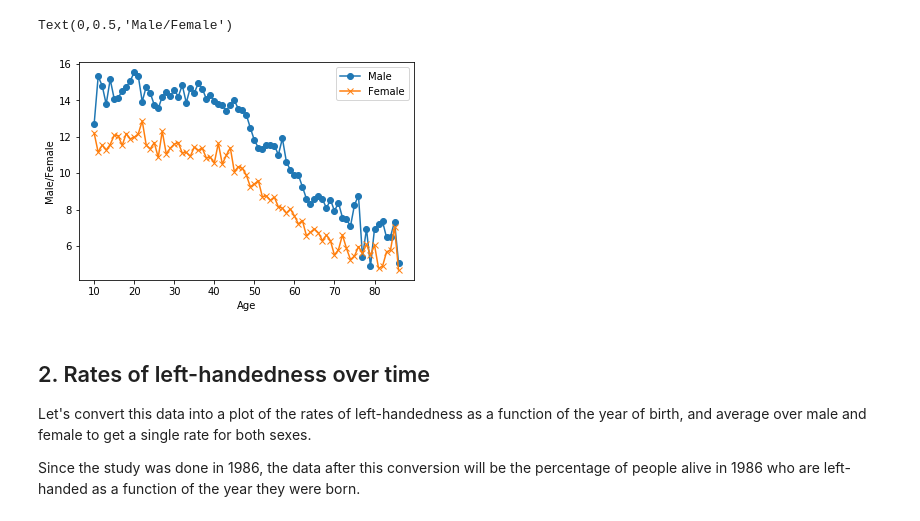
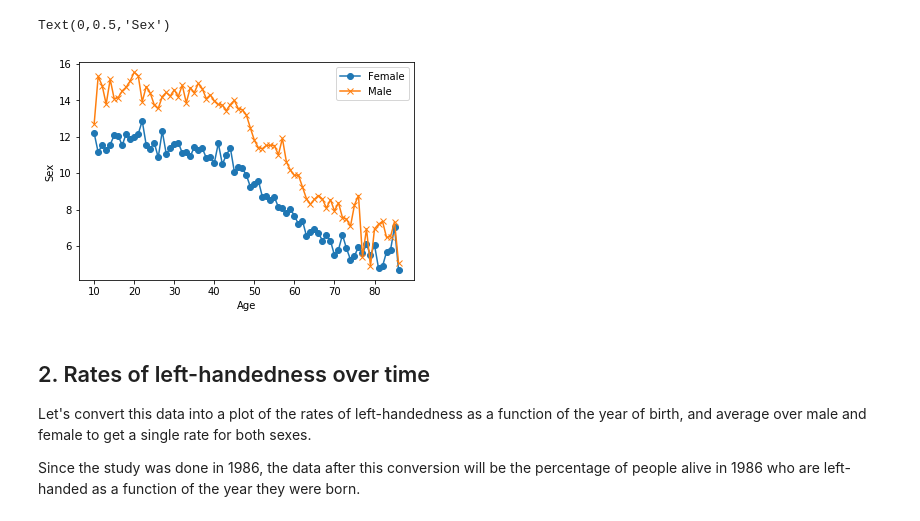
Before and after one commit to mayank1101/Data-Science-ML-Projects, a Jupyter notebook: DataCamp Projects/Do Left-handed People Really Die Young_/notebook.ipynb, the cells around one changed output. Drawn from its saved outputs; the diff is of its cells as text; code cells hidden in the pictures.

```diff
--- a/DataCamp Projects/Do Left-handed People Really Die Young_/notebook.ipynb
+++ b/DataCamp Projects/Do Left-handed People Really Die Young_/notebook.ipynb
@@ -8,25 +8,24 @@
 # %%
 # import libraries
 # ... YOUR CODE FOR TASK 1 ...
 import pandas as pd
 import matplotlib.pyplot as plt
 
 # load the data
 data_url_1 = "https://gist.githubusercontent.com/mbonsma/8da0990b71ba9a09f7de395574e54df1/raw/aec88b30af87fad8d45da7e774223f91dad09e88/lh_data.csv"
 lefthanded_data = pd.read_csv(data_url_1)
-lefthanded_data
 
 # plot male and female left-handedness rates vs. age
 %matplotlib inline
 fig, ax = plt.subplots() # create figure and axis objects
-ax.plot("Age", "Male", data=lefthanded_data, marker = 'o') # plot "Female" vs. "Age"
-ax.plot("Age", "Female", data=lefthanded_data, marker = 'x') # plot "Male" vs. "Age"
+ax.plot('Age','Female', data = lefthanded_data, marker = 'o') # plot "Female" vs. "Age"
+ax.plot('Age', 'Male', data = lefthanded_data, marker = 'x') # plot "Male" vs. "Age"
 ax.legend() # add a legend
-ax.set_xlabel("Age")
-ax.set_ylabel("Male/Female")
+ax.set_xlabel('Age')
+ax.set_ylabel('Sex')
 # %% [output]
-Text(0,0.5,'Male/Female')
+Text(0,0.5,'Sex')
-[figure, old version]
+[figure, new version]
 # %% [markdown]
 ## 2. Rates of left-handedness over time
 <p>Let's convert this data into a plot of the rates of left-handedness as a function of the year of birth, and average over male and female to get a single rate for both sexes. </p>
```
Also changed, not shown: parts of 8 cells of this notebook, 5 other files.
